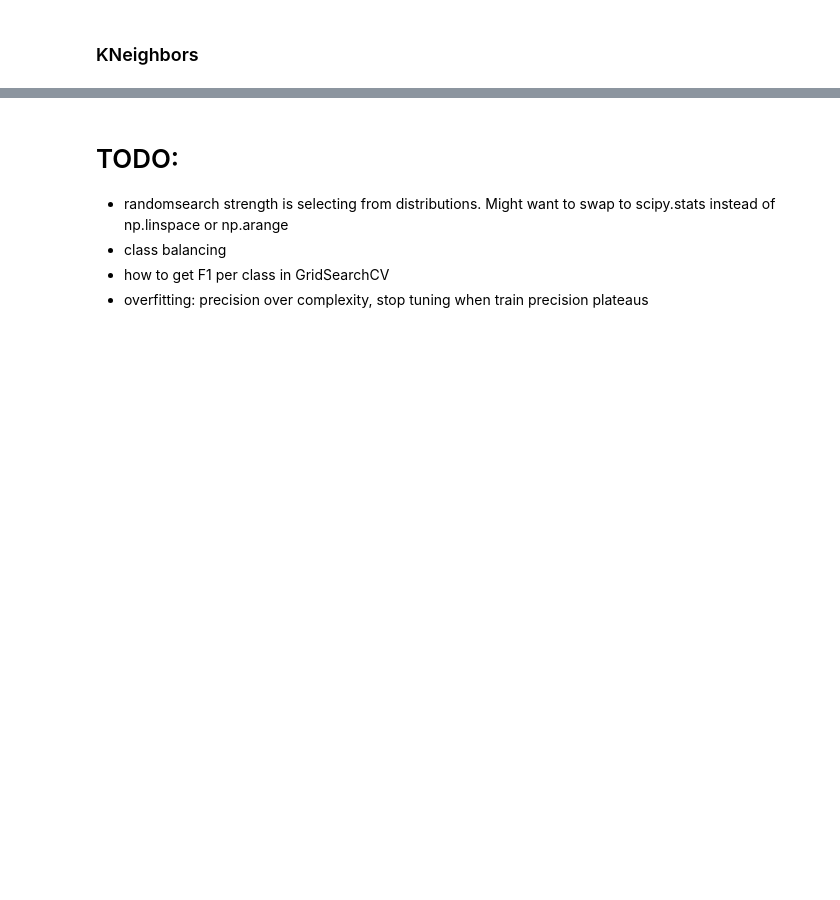
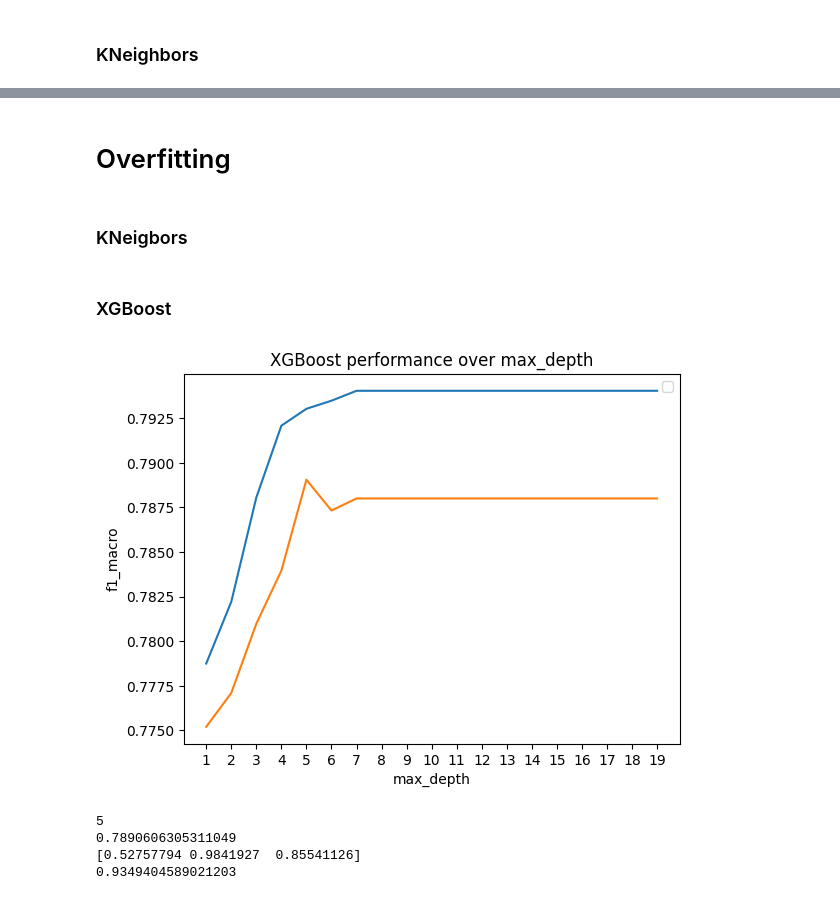
Before and after one commit to efeerhan/cmpt459-courseproject, a Jupyter notebook: project.ipynb, the cells around one changed output, grey strips where cells are left out. Cells and saved outputs as stored; diff of their text form; code cells hidden in the pictures; blank space fills up the shorter version.

```diff
--- a/project.ipynb
+++ b/project.ipynb
@@ -331,6 +352,4 @@ all_res
-# %% [markdown]
-# TODO:
-- randomsearch strength is selecting from distributions. Might want to swap to scipy.stats instead of np.linspace or np.arange
-- class balancing
-- how to get F1 per class in GridSearchCV
-- overfitting: precision over complexity, stop tuning when train precision plateaus
+# %% [markdown]
+# Overfitting
+# %% [markdown]
+### KNeigbors
@@ -336,0 +390,57 @@ all_res
+# %% [markdown]
+### XGBoost
+# %%
+from sklearn.metrics import accuracy_score
+
+max_depth = np.arange(1,20,1)
+perf_train = []
+perf_valid = []
+
+w0 = len(y_train)/(distr[0]*3)
+w1 = len(y_train)/(distr[1]*3)
+w2 = len(y_train)/(distr[2]*3)
+s0 = 0.08
+s1 = 0.12
+s2 = 0.12
+class_weights_dict = {0: s0*w0, 1: s1*w1, 2: s2*w2}
+class_weights = class_weight.compute_sample_weight(class_weight=class_weights_dict, y=y_train)
+
+highest_valid = 0
+best_pred = None
+best_md = 1
+for i in max_depth:
+    xgb_of = XGBClassifier(objective='multi:softmax', tree_method='exact', num_class=3, eval_metric='mlogloss', max_depth=i, subsample=1, min_child_weight=0.5263157894736842, reg_lambda=2.3684210526315788, gamma=2.3684210526315788, eta=0.2236842105263158, booster='gbtree', alpha=0.7894736842105263)
+    xgb_of.fit(X_train_xgb,y_train,sample_weight=class_weights)
+    pred_train = xgb_of.predict(X_train_xgb)
+    pred_valid = xgb_of.predict(X_valid_xgb)
+    f1_train = f1_score(y_train,pred_train,average='macro')
+    f1_valid = f1_score(y_valid,pred_valid,average='macro')
+    perf_train.append(f1_train)
+    perf_valid.append(f1_valid)
+    if f1_valid > highest_valid:
+        best_pred = pred_valid
+        highest_valid = f1_valid
+        best_md = i
+perf_train_np = np.array(perf_train)
+perf_valid_np = np.array(perf_valid)
+
+plt.xlabel('max_depth')
+plt.ylabel('f1_macro')
+plt.legend(['train','valid'])
+plt.title('XGBoost performance over max_depth\nusing RandomizedSearchCV optimized hyperparameters')
+plt.xticks(np.arange(1,20,1))
+
+plt.plot(max_depth, perf_train)
+plt.plot(max_depth, perf_valid)
+plt.show()
+
+# print(best_md)
+# print(highest_valid)
+# print(f1_score(y_valid, best_pred, average=None))
+# print(accuracy_score(y_valid, best_pred))
+# %% [output]
+[figure, added]
+5
+0.7890606305311049
+[0.52757794 0.9841927  0.85541126]
+0.9349404589021203
```
Also changed, not shown: parts of 23 cells of this notebook.
